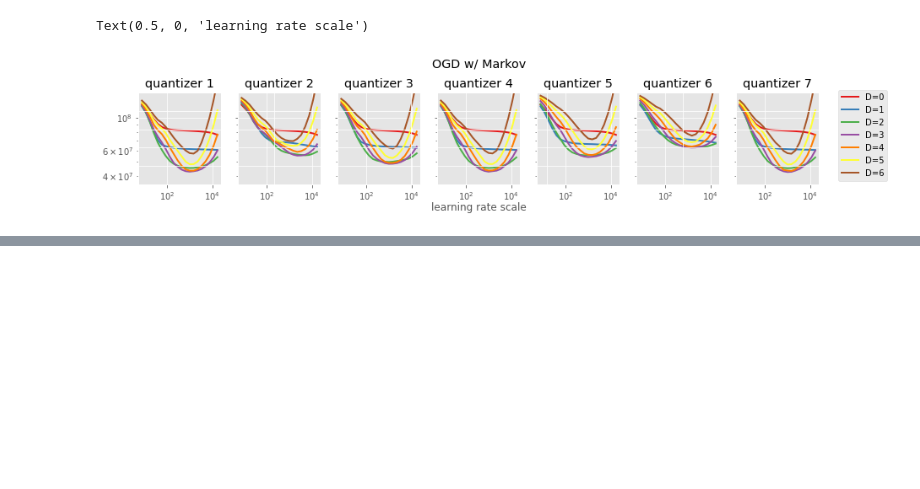
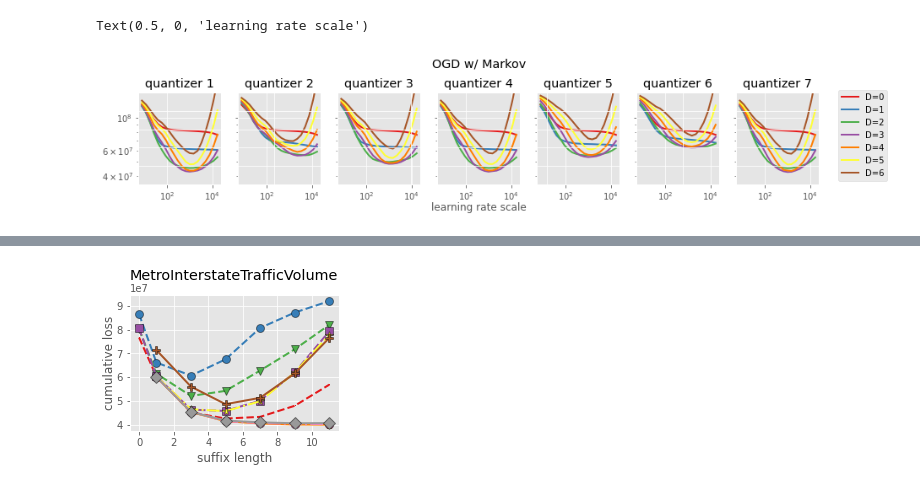
Before and after one commit to jongharyu/olo-with-side-information, a Jupyter notebook: notebooks/generate-plots.ipynb, the cells around one changed output, grey strips where cells are left out. Cells and saved outputs as stored; diff of their text form; code cells hidden in the pictures; blank space fills up the shorter version.

```diff
--- a/notebooks/generate-plots.ipynb
+++ b/notebooks/generate-plots.ipynb
@@ -140,0 +139,89 @@ NameError: name 'lr_scales' is not defined
+# %%
+#%%
+
+figwidth = 3.75 if dataset_name.lower() == 'MetroInterStateTrafficVolume'.lower() else 6
+fig, ax = plt.subplots(nrows=1, ncols=1, figsize=(figwidth, 2.5))
+ax.set_prop_cycle('color',[plt.cm.Set1(k) for k in np.linspace(0, 1, 9)])
+l0 = ax.plot(depths_markov, [np.min([np.min([ogds_cum_loss[i][depth][lr_scale]
+                                             for lr_scale in lr_scales])
+                                     for i in range(dim)])
+                             for depth in depths_markov],
+             linestyle='--',
+             marker=markers[0])[0]
+l1 = ax.plot(depths_markov, [np.min([dfeg_markovs_cum_loss[i][depth]
+                                     for i in range(dim)])
+                             for depth in depths_markov],
+             linestyle='--',
+             marker=markers[1])[0]
+l2 = ax.plot(depths_markov, [np.min([adanorm_markovs_cum_loss[i][depth]
+                                     for i in range(dim)])
+                             for depth in depths_markov],
+             linestyle='--',
+             marker=markers[2])[0]
+l3 = ax.plot(depths_markov, [np.min([kt_markovs_cum_loss[i][depth]
+                                     for i in range(dim)])
+                             for depth in depths_markov],
+             linestyle='--',
+             marker=markers[3])[0]
+l4 = ax.plot(max_depths_ctw, [np.min([ctws_cum_loss[i][max_depth]
+                                      for i in range(dim)])
+                              for max_depth in max_depths_ctw],
+             marker=markers[4])[0]
+
+depths_combine_markovs_dims = add_markovs_over_dims_cum_loss.keys()
+l5 = ax.plot(depths_combine_markovs_dims, [add_markovs_over_dims_cum_loss[depth]
+                                           for depth in depths_combine_markovs_dims],
+             linestyle='-.',
+             marker=markers[5])[0]
+l6 = ax.plot(depths_combine_markovs_dims, [mix_markovs_over_dims_cum_loss[depth]
+                                           for depth in depths_combine_markovs_dims],
+             marker=markers[6],
+             linestyle='solid')[0]
+
+max_depths_combine_ctws_dims = add_ctws_over_dims_cum_loss.keys()
+l7 = ax.plot(max_depths_combine_ctws_dims, [add_ctws_over_dims_cum_loss[depth]
+                                            for depth in depths_combine_markovs_dims],
+             marker=markers[7],
+             linestyle='-.')[0]
+l8 = ax.plot(max_depths_combine_ctws_dims, [mix_ctws_over_dims_cum_loss[depth]
+                                            for depth in depths_combine_markovs_dims],
+             marker=markers[8],
+             linestyle='solid')[0]
+
+from matplotlib.ticker import MaxNLocator
+ax.xaxis.set_major_locator(MaxNLocator(integer=True))
+
+lines = [l0, l1, l2, l3, l4,
+         l5, l6, l7, l8]
+labels = ['OGD w/ Markov',
+          'DFEG w/ Markov', 'AdaNorm w/ Markov',
+          'KT w/ Markov',
+          # 'KT w/ hint',
+          'CTW',
+          'Add. KTs w/ Markov (dim)', 'Mix. KTs w/ Markov (dim)',
+          # 'Add. KTs w/ Markov (dim,depth)', 'Mix. KTs w/ Markov (dim,depth)',
+          'Add. CTWs (dim)', 'Mix. CTWs (dim)']
+
+if dataset_name.lower() != 'MetroInterStateTrafficVolume'.lower():
+    legend = fig.legend(
+        handles=lines,                # The line objects
+        labels=labels,        # The labels for each line
+        loc='center right',   # Position of legend
+        ncol=1,
+        borderaxespad=0.1,    # Small spacing around legend box
+    )
+    plt.subplots_adjust(right=0.6)
+
+    frame = legend.get_frame()
+    frame.set_facecolor('white')
+    frame.set_alpha(0.0)
+
+plt.title(dataset_name, pad=15)
+plt.xlabel("suffix length")
+if dataset_name.lower() == 'MetroInterStateTrafficVolume'.lower():
+    plt.ylabel("cumulative loss", labelpad=0)
+plt.savefig('figs/{}-summary.pdf'.format(dataset_name),
+            bbox_inches='tight',
+            transparent=False)
+# %% [output]
+[figure, added]
```
Also changed, not shown: parts of 3 cells of this notebook.
